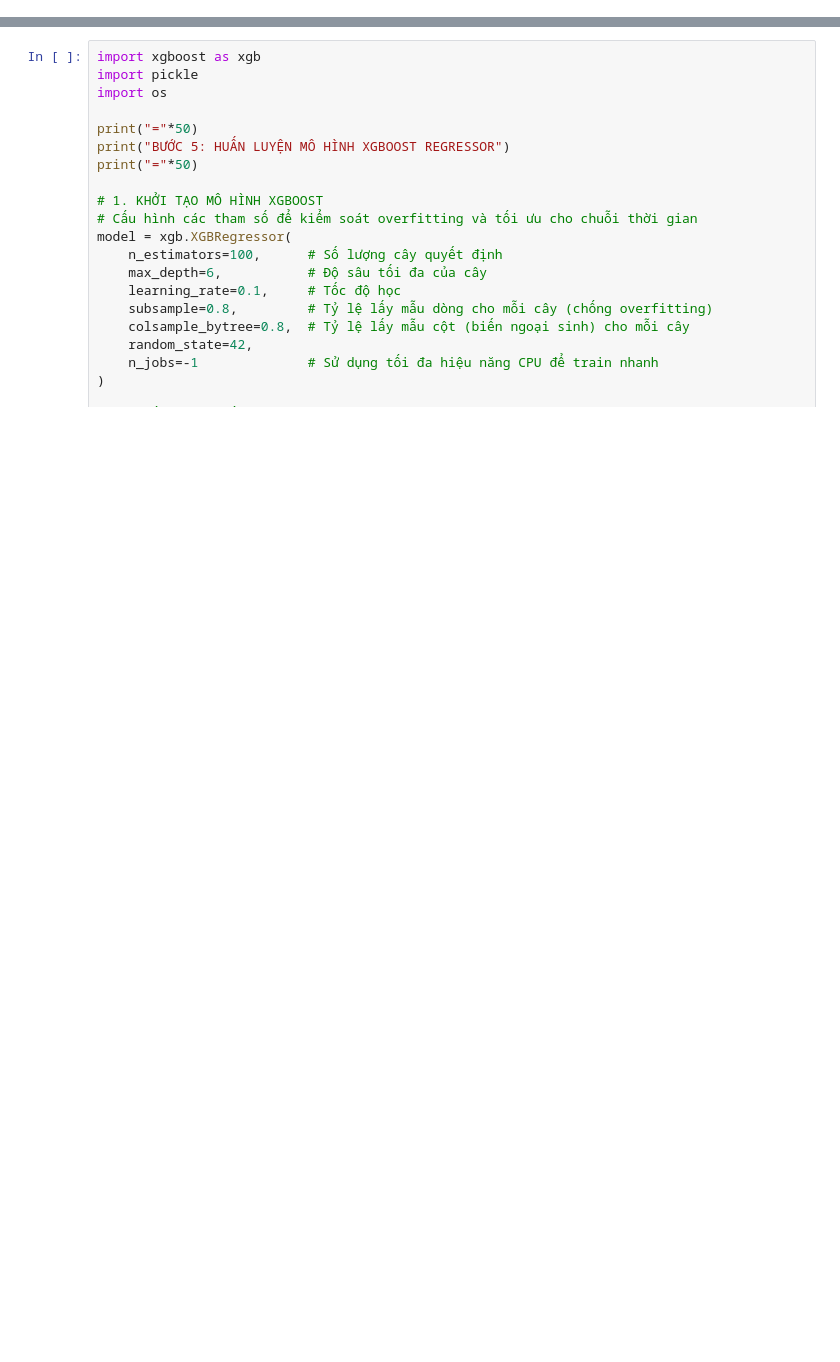
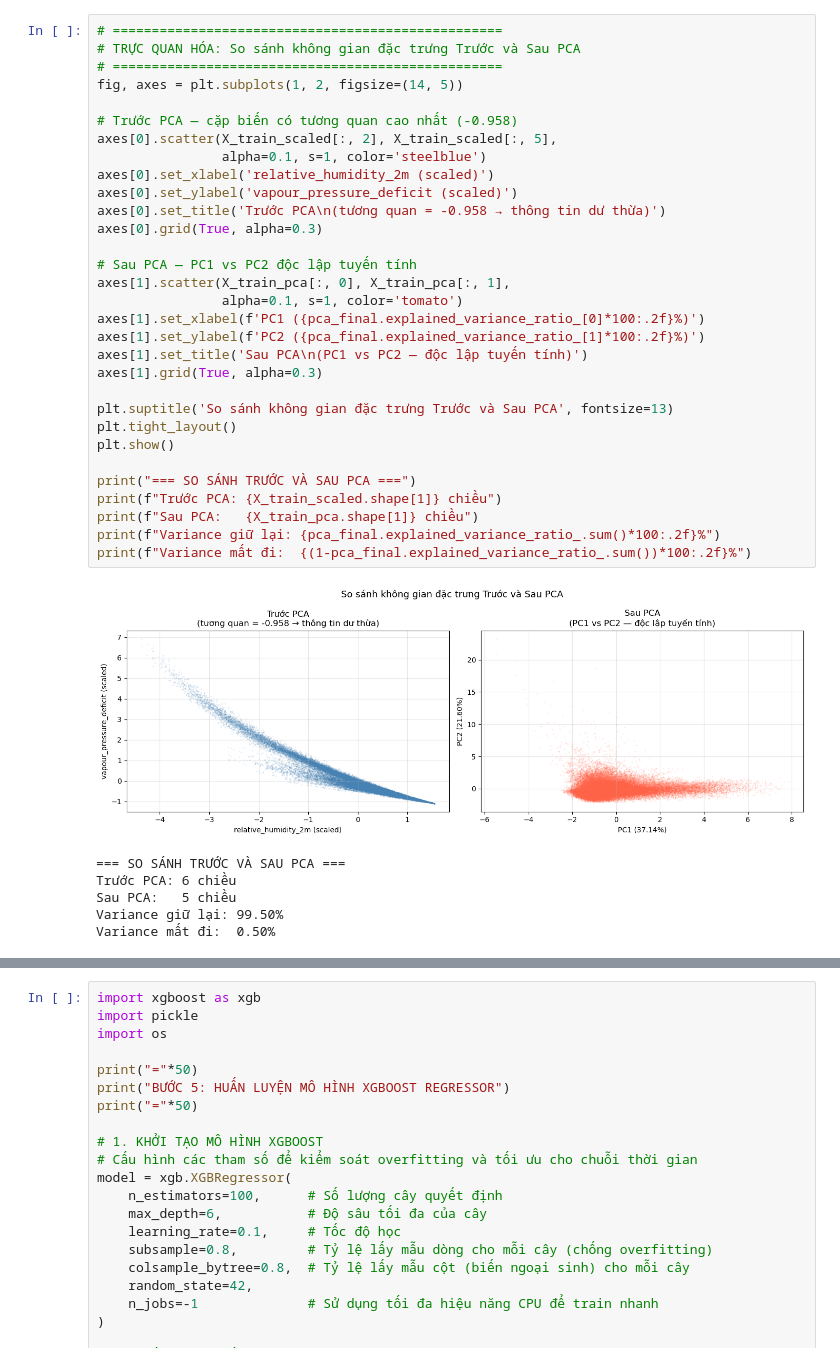
Before and after one commit to meowmeow-uwu/temperature-predictation, a Jupyter notebook: 4_training.ipynb, the cells around one changed output, grey strips where cells are left out. Cells and saved outputs as stored; diff of their text form; blank space fills up the shorter version.

```diff
--- a/4_training.ipynb
+++ b/4_training.ipynb
@@ -893,0 +353,38 @@ plt.show()
+# %%
+# ==================================================
+# TRỰC QUAN HÓA: So sánh không gian đặc trưng Trước và Sau PCA
+# ==================================================
+fig, axes = plt.subplots(1, 2, figsize=(14, 5))
+
+# Trước PCA — cặp biến có tương quan cao nhất (-0.958)
+axes[0].scatter(X_train_scaled[:, 2], X_train_scaled[:, 5],
+                alpha=0.1, s=1, color='steelblue')
+axes[0].set_xlabel('relative_humidity_2m (scaled)')
+axes[0].set_ylabel('vapour_pressure_deficit (scaled)')
+axes[0].set_title('Trước PCA\n(tương quan = -0.958 → thông tin dư thừa)')
+axes[0].grid(True, alpha=0.3)
+
+# Sau PCA — PC1 vs PC2 độc lập tuyến tính
+axes[1].scatter(X_train_pca[:, 0], X_train_pca[:, 1],
+                alpha=0.1, s=1, color='tomato')
+axes[1].set_xlabel(f'PC1 ({pca_final.explained_variance_ratio_[0]*100:.2f}%)')
+axes[1].set_ylabel(f'PC2 ({pca_final.explained_variance_ratio_[1]*100:.2f}%)')
+axes[1].set_title('Sau PCA\n(PC1 vs PC2 — độc lập tuyến tính)')
+axes[1].grid(True, alpha=0.3)
+
+plt.suptitle('So sánh không gian đặc trưng Trước và Sau PCA', fontsize=13)
+plt.tight_layout()
+plt.show()
+
+print("=== SO SÁNH TRƯỚC VÀ SAU PCA ===")
+print(f"Trước PCA: {X_train_scaled.shape[1]} chiều")
+print(f"Sau PCA:   {X_train_pca.shape[1]} chiều")
+print(f"Variance giữ lại: {pca_final.explained_variance_ratio_.sum()*100:.2f}%")
+print(f"Variance mất đi:  {(1-pca_final.explained_variance_ratio_.sum())*100:.2f}%")
+# %% [output]
+[figure, added]
+=== SO SÁNH TRƯỚC VÀ SAU PCA ===
+Trước PCA: 6 chiều
+Sau PCA:   5 chiều
+Variance giữ lại: 99.50%
+Variance mất đi:  0.50%
```
Also changed, not shown: parts of 79 cells of this notebook, 3 other files.
